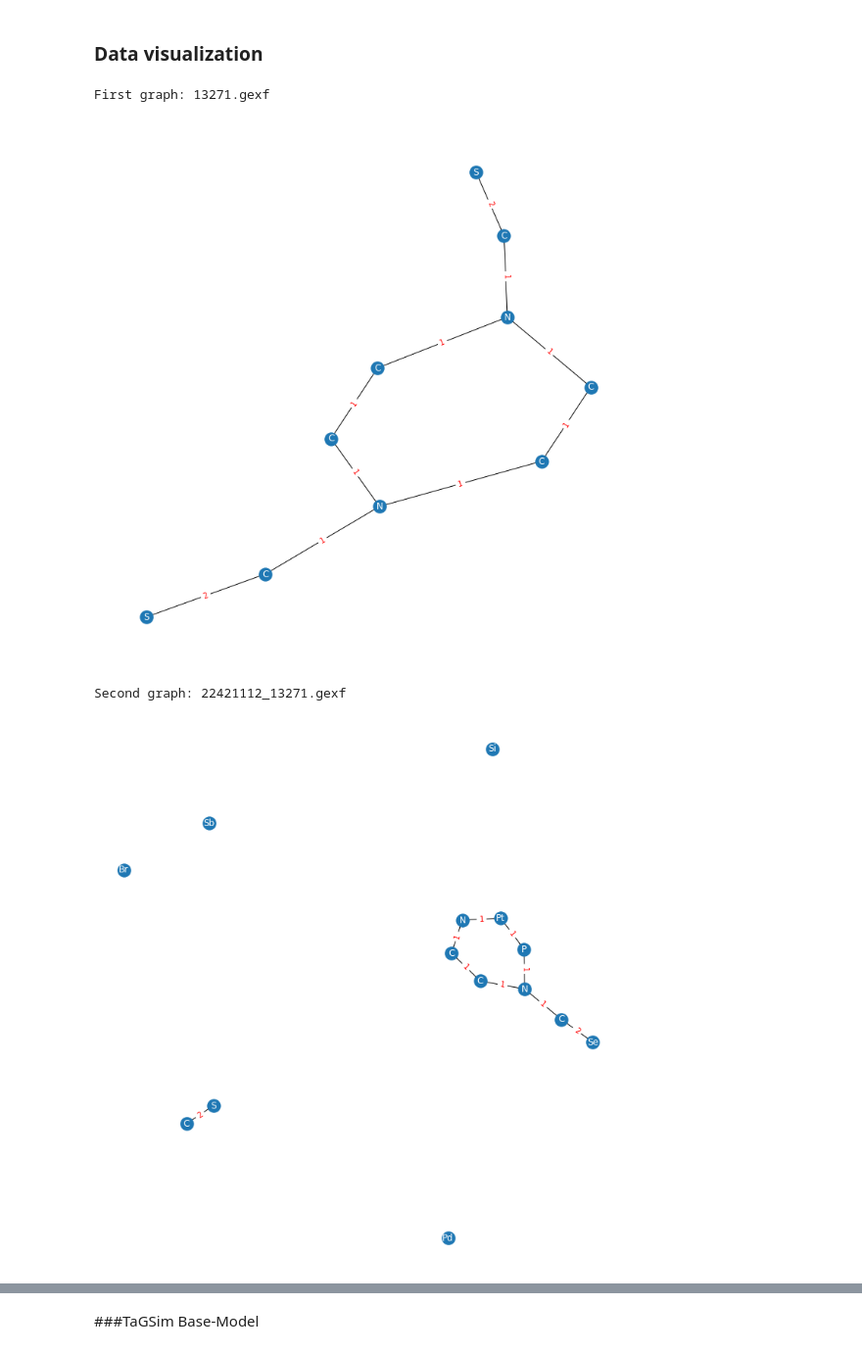
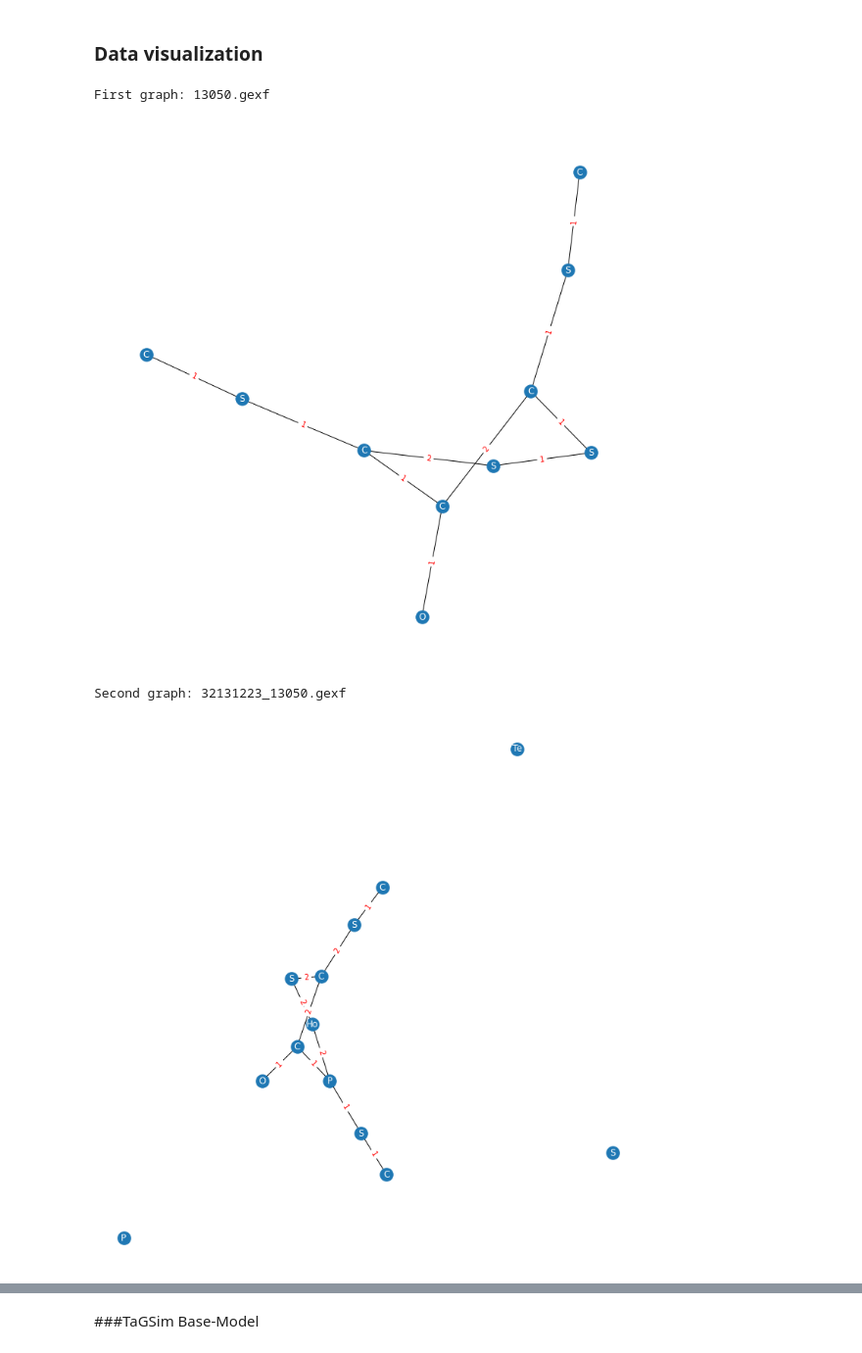
Before and after one commit to neuralresearch/CS39-6, a Jupyter notebook: RenTaGSim_NoNID_Exp.ipynb, the cells around one changed output, grey strips where cells are left out. Shown at 98% size. Saved outputs shown, nothing was run; the diff lists cells and outputs as text; code cells hidden in the pictures.

```diff
--- a/RenTaGSim_NoNID_Exp.ipynb
+++ b/RenTaGSim_NoNID_Exp.ipynb
@@ -57,7 +57,7 @@ import random
 import matplotlib.pyplot as plt
 import networkx as nx
 
-dirName = 'train/' #updated_train
+dirName = 'train8/' #updated_train
 filenames = os.listdir(dirName)
 
 #pick random pair
@@ -67,36 +67,36 @@ while '_' in pair_1:
 for filename in filenames:
     if filename.endswith("_"+pair_1):
       pair_2 = filename
       ged = pair_2.split('_', 1)[0]
 #read pair 1
 print("First graph: "+pair_1)
-graph1 = nx.read_gexf('train/'+pair_1,version='1.2draft') #updated_train
+graph1 = nx.read_gexf(dirName+pair_1) #updated_train
 
 node_info = nx.get_node_attributes(graph1, 'type')
 edge_info = dict([((n1, n2), d['valence']) for n1, n2, d in graph1.edges(data=True)])
 
 #graph display
 pos = nx.spring_layout(graph1, scale=1.5)
 plt.figure(1,figsize=(10,10))
 nx.draw(graph1, pos, labels=node_info, font_color="white")
 nx.draw_networkx_edge_labels(graph1, pos, edge_labels=edge_info, font_color="red")
 plt.show()
 #read pair 2
 print("Second graph: "+pair_2)
-graph2 = nx.read_gexf('train/'+pair_2,version='1.2draft') #updated_train
+graph2 = nx.read_gexf(dirName+pair_2) #updated_train
 
 node_info = nx.get_node_attributes(graph2, 'type')
 edge_info = dict([((n1, n2), d['valence']) for n1, n2, d in graph2.edges(data=True)])
 
 #graph display
 pos = nx.spring_layout(graph2, scale=1.5)
 plt.figure(1,figsize=(10,10))
 nx.draw(graph2, pos, labels=node_info, font_color="white")
 nx.draw_networkx_edge_labels(graph2, pos, edge_labels=edge_info, font_color="red")
 plt.show()
 print("Their GED: "+ged)
 # %% [output]
-First graph: 13271.gexf
+First graph: 13050.gexf
-[figure, old version]
+[figure, new version]
-Second graph: 22421112_13271.gexf
+Second graph: 32131223_13050.gexf
-[figure, old version]
+[figure, new version]
```
Also changed, not shown: parts of 8 cells of this notebook.
